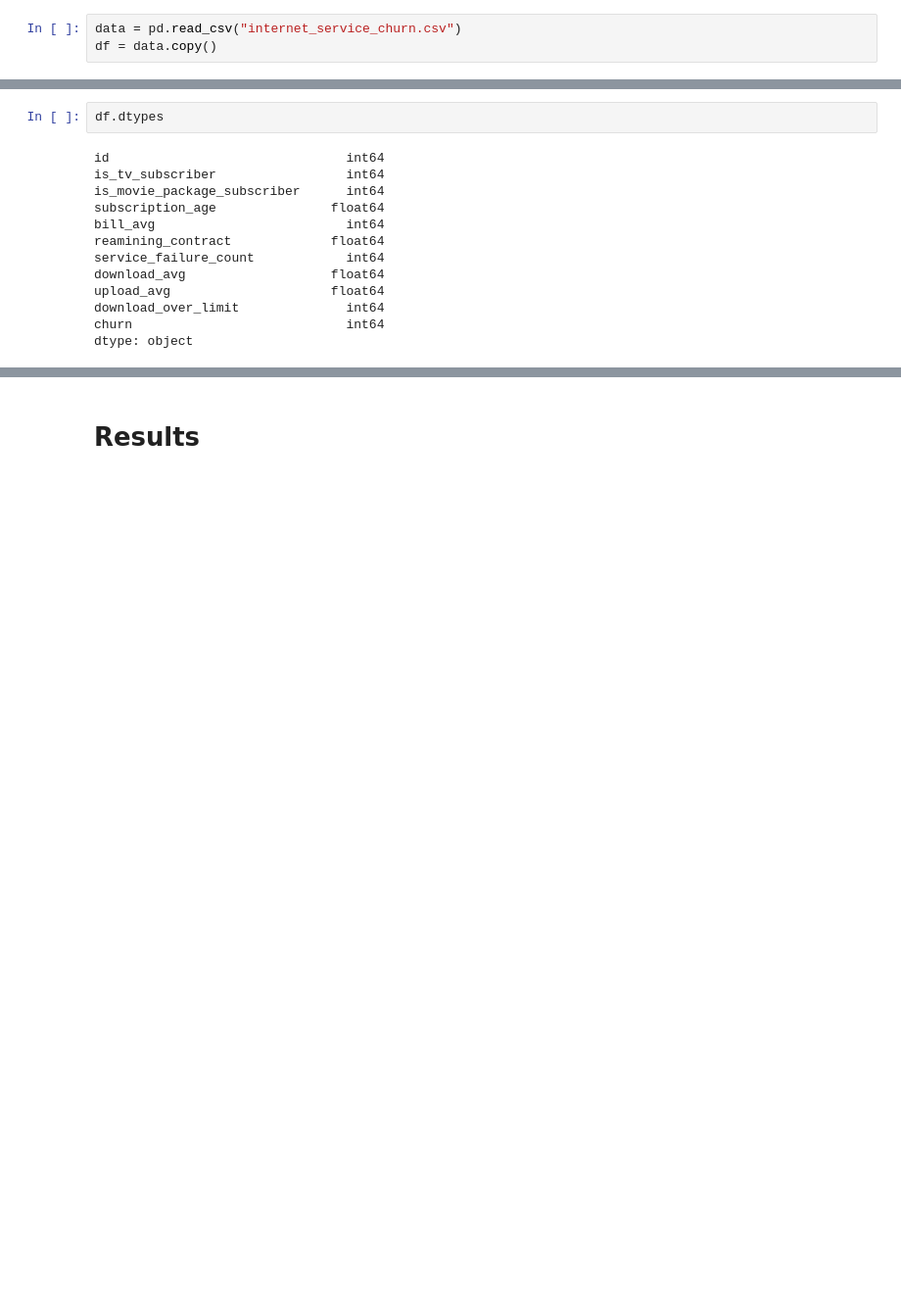
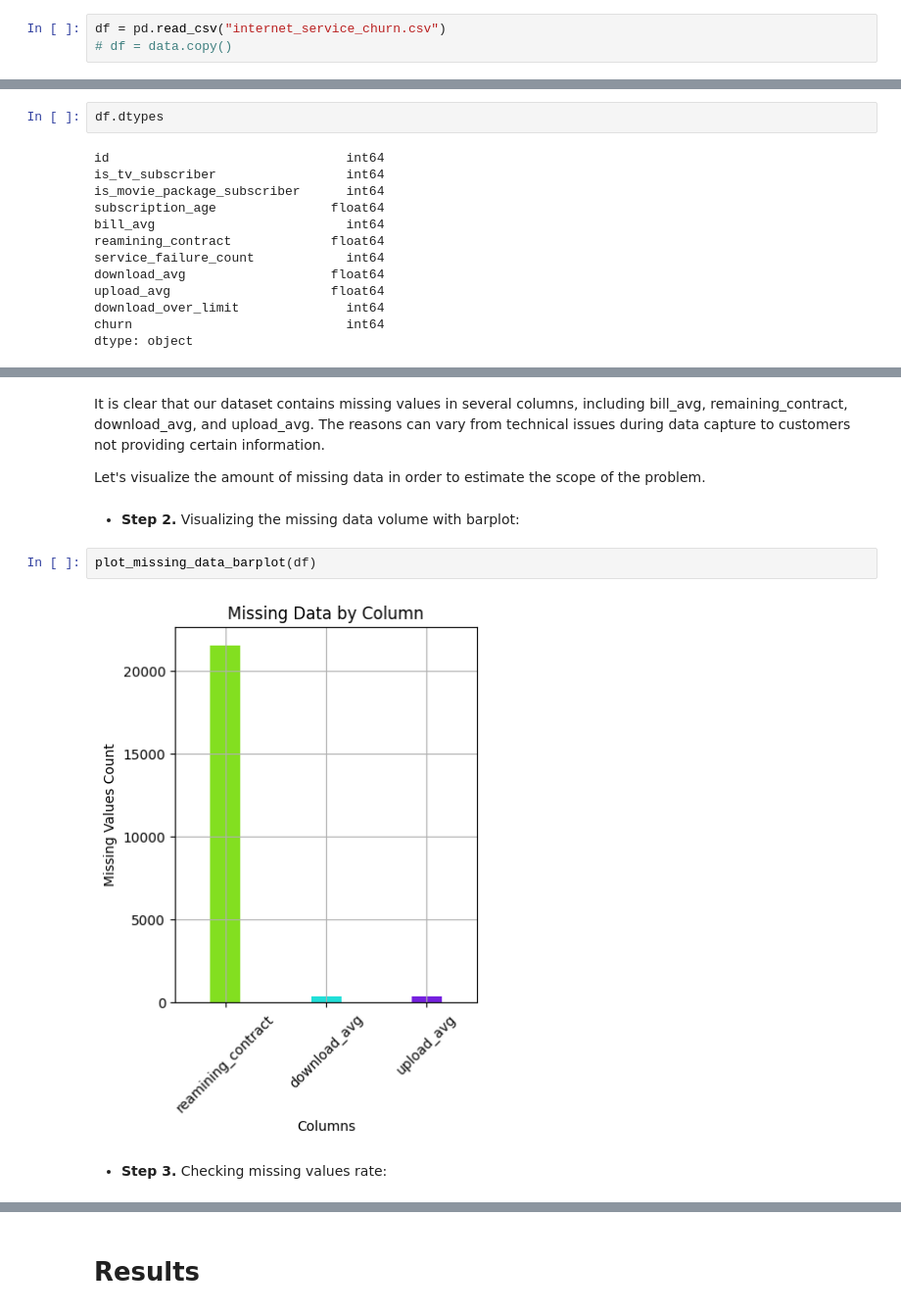
Before and after one commit to jamleston/telecom-project, a Jupyter notebook: analysis_yuli.ipynb, the cells around one changed output, grey strips where cells are left out. Shown at 98% size. Drawn from its saved outputs; the diff is of its cells as text; blank space fills up the shorter version.

Commit message:
Checking data for missing values and dublicates logic added

```diff
--- a/analysis_yuli.ipynb
+++ b/analysis_yuli.ipynb
@@ -61,4 +62,4 @@ import matplotlib.pyplot as plt
 # %%
-data = pd.read_csv("internet_service_churn.csv")
-df = data.copy()
+df = pd.read_csv("internet_service_churn.csv")
+# df = data.copy()
 # %% [markdown]
@@ -141,0 +219,12 @@ dtype: object
+# %% [markdown]
+It is clear that our dataset contains missing values in several columns, including bill_avg, remaining_contract, download_avg, and upload_avg. The reasons can vary from technical issues during data capture to customers not providing certain information.
+
+Let's visualize the amount of missing data in order to estimate the scope of the problem.
+# %% [markdown]
+- **Step 2.** Visualizing the missing data volume with barplot:
+# %%
+plot_missing_data_barplot(df)
+# %% [output]
+[figure, added]
+# %% [markdown]
+- **Step 3.** Checking missing values rate:
```
Also changed, not shown: parts of 27 cells of this notebook.
